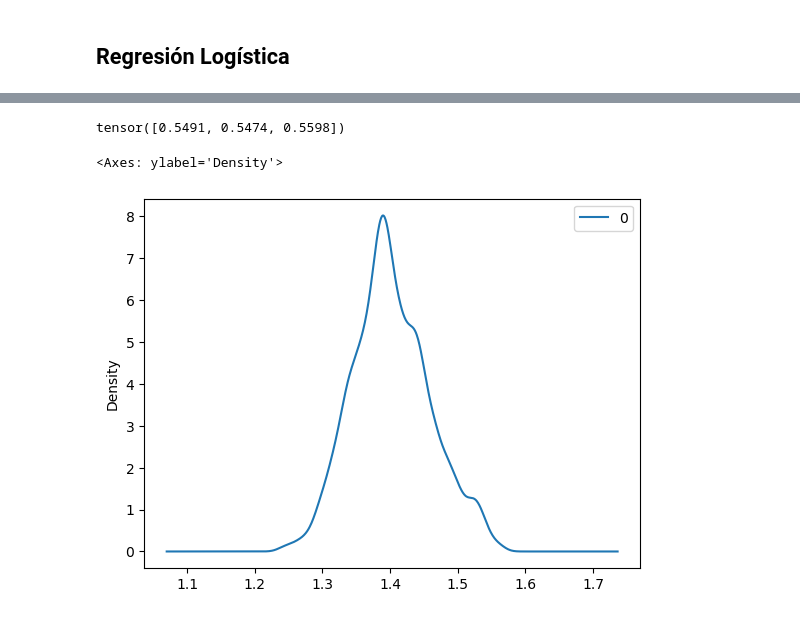
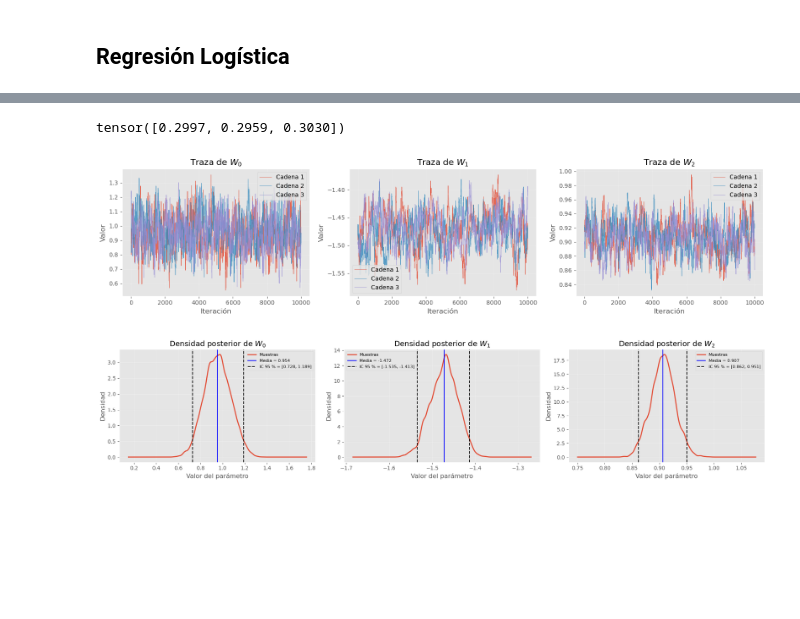
Before and after one commit to yaelrsc/Computaci-n-estad-stica-2026-2, a Jupyter notebook: MCMC/mcmc_pytorch.ipynb, the cells around one changed output, grey strips where cells are left out. Drawn from its saved outputs; the diff is of its cells as text; code cells hidden in the pictures; blank space fills up the shorter version.

```diff
--- a/MCMC/mcmc_pytorch.ipynb
+++ b/MCMC/mcmc_pytorch.ipynb
@@ -154,22 +158,22 @@ def log_posterior(X_desing, y, W, mu=0.0, scale=1.0):
     return log_lik + log_prior
 # %%
 # Número de muestras
-n_iter = 3000
-burn_in = 5000
+n_iter = 10000
+burn_in = 10000
 total_iter = n_iter + burn_in
 
 # Número de cadenas
 num_chains = 3
 
 # Estado inicial de cada cadena
-W_x = torch.zeros((p + 1, num_chains))
+W_x = torch.randn((p + 1, num_chains))
 
 
 # Almacenamiento
 W = torch.empty((n_iter, p + 1, num_chains))
 
 # Escala de propuesta
-s = 1e-2
+s = torch.Tensor([1e-1, 1e-2, 1e-2]).reshape(-1, 1)
 
 
 accept_count = torch.zeros(num_chains)
@@ -178,10 +182,7 @@ for i in range(total_iter):
 
     W_y = W_x + s * torch.randn((p + 1, num_chains))
 
-    log_ratio = (
-        log_posterior(X_desing, y, W_y)
-        - log_posterior(X_desing, y, W_x)
-    )
+    log_ratio = log_posterior(X_desing, y, W_y) - log_posterior(X_desing, y, W_x)
 
     log_alpha = torch.minimum(log_ratio, torch.zeros(num_chains))
 
@@ -189,21 +190,72 @@ for i in range(total_iter):
 
     accept = log_u < log_alpha
 
-    accept_count += accept
-
     W_x = torch.where(accept, W_y, W_x)
 
     if i >= burn_in:
         W[i - burn_in] = W_x
+        accept_count += accept
 
-accept_rate = accept_count / total_iter
+accept_rate = accept_count / n_iter
 
 print(accept_rate)
 # %% [output]
-tensor([0.5491, 0.5474, 0.5598])
+tensor([0.2997, 0.2959, 0.3030])
+# %%
+param_names = [f"$W_{j}$" for j in range(p + 1)]
+
+fig, axes = plt.subplots(1, p + 1, figsize=(16, 4))
+
+for j, ax in enumerate(axes):
+    # DataFrame: una columna por cadena
+    df_trace = pd.DataFrame(
+        W[:, j, :], columns=[f"Cadena {c + 1}" for c in range(num_chains)]
+    )
+
+    df_trace.plot(ax=ax, linewidth=0.7, alpha=0.8)
+
+    ax.set_title(f"Traza de {param_names[j]}")
+    ax.set_xlabel("Iteración")
+    ax.set_ylabel("Valor")
+    ax.grid(alpha=0.3)
+
+plt.tight_layout()
+plt.show()
+# %% [output]
+[figure, added]
 # %%
-data_W_0 = pd.DataFrame(W[:, 2, :].flatten())
-data_W_0.plot.kde()
+fig, axes = plt.subplots(1, p + 1, figsize=(18, 4))
+
+for j, ax in enumerate(axes):
+
+    # Unir las muestras de las tres cadenas
+    muestras = W[:, j, :].reshape(-1)
+    df = pd.DataFrame({"Muestras": muestras})
+
+    # Resumen posterior usando pandas
+    media = df["Muestras"].mean()
+    li = df["Muestras"].quantile(0.025)
+    ls = df["Muestras"].quantile(0.975)
+
+    # KDE
+    df.plot(kind="density", y="Muestras", ax=ax, legend=False, linewidth=2)
+
+    # Media posterior
+    ax.axvline(media, color="blue", linestyle="-", label=f"Media = {media:.3f}")
+
+    # Intervalo de credibilidad del 95 %
+    ax.axvline(
+        li, color="black", linestyle="--", label=f"IC 95 % = [{li:.3f}, {ls:.3f}]"
+    )
+    ax.axvline(ls, color="black", linestyle="--")
+
+    ax.set_title(f"Densidad posterior de {param_names[j]}")
+    ax.set_xlabel("Valor del parámetro")
+    ax.set_ylabel("Densidad")
+    ax.grid(alpha=0.3)
+    ax.legend(fontsize=8)
+
+plt.tight_layout()
+plt.show()
 # %% [output]
-<Axes: ylabel='Density'>
-[figure, old version]
+[figure, new version]
```
Also changed, not shown: parts of 25 cells of this notebook, 4 other files.
